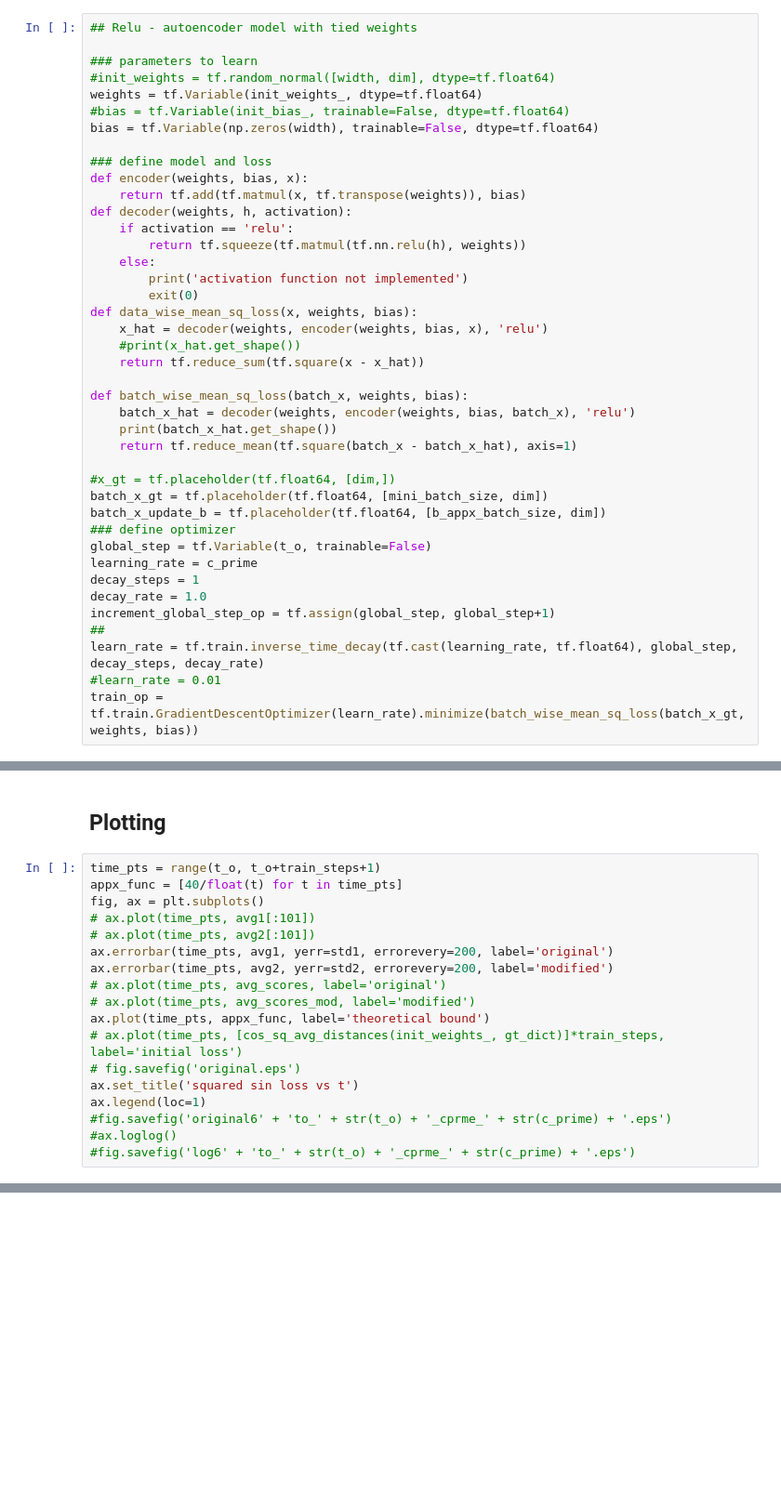
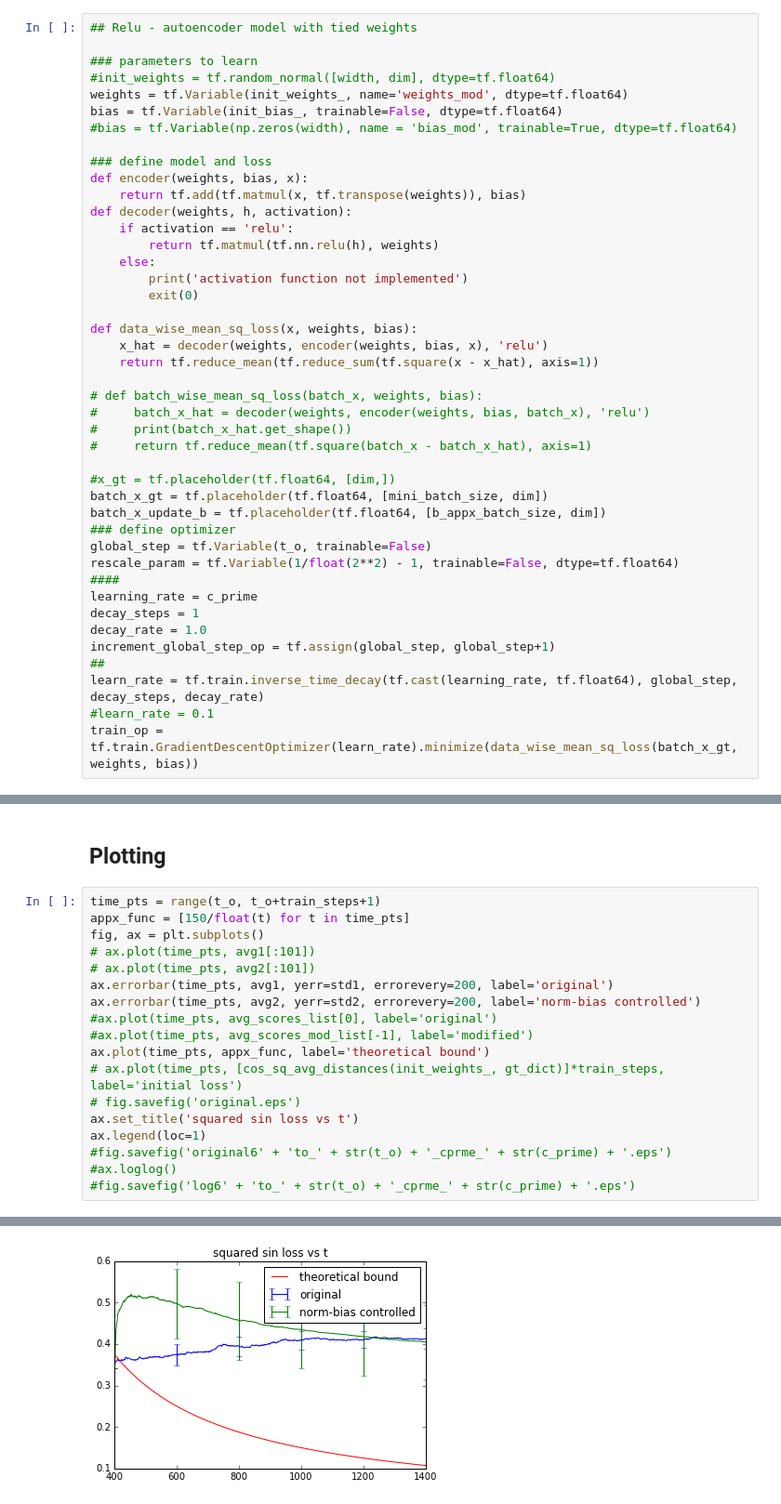
Before and after one commit to chengtang48/SGD_autoencoders, a Jupyter notebook: experiments-autoencoders.ipynb, the cells around one changed output, grey strips where cells are left out. Shown at 93% size. Cells and saved outputs as stored; diff of their text form; blank space fills up the shorter version.

Commit message:
correct bugs in original and modified algorithms in ipython

```diff
--- a/experiments-autoencoders.ipynb
+++ b/experiments-autoencoders.ipynb
@@ -179,41 +306,43 @@ b_appx_batch_size = 100
 
 ### parameters to learn
 #init_weights = tf.random_normal([width, dim], dtype=tf.float64)
-weights = tf.Variable(init_weights_, dtype=tf.float64)
-#bias = tf.Variable(init_bias_, trainable=False, dtype=tf.float64)
-bias = tf.Variable(np.zeros(width), trainable=False, dtype=tf.float64)
+weights = tf.Variable(init_weights_, name='weights_mod', dtype=tf.float64)
+bias = tf.Variable(init_bias_, trainable=False, dtype=tf.float64)
+#bias = tf.Variable(np.zeros(width), name = 'bias_mod', trainable=True, dtype=tf.float64)
 
 ### define model and loss
 def encoder(weights, bias, x):
     return tf.add(tf.matmul(x, tf.transpose(weights)), bias)
 def decoder(weights, h, activation):
     if activation == 'relu':
-        return tf.squeeze(tf.matmul(tf.nn.relu(h), weights))
+        return tf.matmul(tf.nn.relu(h), weights)
     else:
         print('activation function not implemented')
         exit(0)
+
 def data_wise_mean_sq_loss(x, weights, bias):
     x_hat = decoder(weights, encoder(weights, bias, x), 'relu')
-    #print(x_hat.get_shape())
-    return tf.reduce_sum(tf.square(x - x_hat))
+    return tf.reduce_mean(tf.reduce_sum(tf.square(x - x_hat), axis=1))
 
-def batch_wise_mean_sq_loss(batch_x, weights, bias):
-    batch_x_hat = decoder(weights, encoder(weights, bias, batch_x), 'relu')
-    print(batch_x_hat.get_shape())
-    return tf.reduce_mean(tf.square(batch_x - batch_x_hat), axis=1)
+# def batch_wise_mean_sq_loss(batch_x, weights, bias):
+#     batch_x_hat = decoder(weights, encoder(weights, bias, batch_x), 'relu')
+#     print(batch_x_hat.get_shape())
+#     return tf.reduce_mean(tf.square(batch_x - batch_x_hat), axis=1)
 
 #x_gt = tf.placeholder(tf.float64, [dim,])
 batch_x_gt = tf.placeholder(tf.float64, [mini_batch_size, dim])
 batch_x_update_b = tf.placeholder(tf.float64, [b_appx_batch_size, dim])
 ### define optimizer
 global_step = tf.Variable(t_o, trainable=False)
+rescale_param = tf.Variable(1/float(2**2) - 1, trainable=False, dtype=tf.float64)
+####
 learning_rate = c_prime
 decay_steps = 1
 decay_rate = 1.0
 increment_global_step_op = tf.assign(global_step, global_step+1)
 ##
 learn_rate = tf.train.inverse_time_decay(tf.cast(learning_rate, tf.float64), global_step, decay_steps, decay_rate)
-#learn_rate = 0.01
-train_op = tf.train.GradientDescentOptimizer(learn_rate).minimize(batch_wise_mean_sq_loss(batch_x_gt, weights, bias))
+#learn_rate = 0.1
+train_op = tf.train.GradientDescentOptimizer(learn_rate).minimize(data_wise_mean_sq_loss(batch_x_gt, weights, bias))
 # %%
 ## Norm-controlled SGD training
@@ -325,14 +523,14 @@ len(std2)
 ## Plotting
 # %%
 time_pts = range(t_o, t_o+train_steps+1)
-appx_func = [40/float(t) for t in time_pts]
+appx_func = [150/float(t) for t in time_pts]
 fig, ax = plt.subplots()
 # ax.plot(time_pts, avg1[:101])
 # ax.plot(time_pts, avg2[:101])
 ax.errorbar(time_pts, avg1, yerr=std1, errorevery=200, label='original')
-ax.errorbar(time_pts, avg2, yerr=std2, errorevery=200, label='modified')
-# ax.plot(time_pts, avg_scores, label='original')
-# ax.plot(time_pts, avg_scores_mod, label='modified')
+ax.errorbar(time_pts, avg2, yerr=std2, errorevery=200, label='norm-bias controlled')
+#ax.plot(time_pts, avg_scores_list[0], label='original')
+#ax.plot(time_pts, avg_scores_mod_list[-1], label='modified')
 ax.plot(time_pts, appx_func, label='theoretical bound')
 # ax.plot(time_pts, [cos_sq_avg_distances(init_weights_, gt_dict)]*train_steps, label='initial loss')
 # fig.savefig('original.eps')
@@ -341,3 +539,4 @@ ax.legend(loc=1)
 #fig.savefig('original6' + 'to_' + str(t_o) + '_cprme_' + str(c_prime) + '.eps')
 #ax.loglog()
 #fig.savefig('log6' + 'to_' + str(t_o) + '_cprme_' + str(c_prime) + '.eps')
+# %% [output]
@@ -343,0 +544 @@ ax.legend(loc=1)
+[figure, added]
```
Also changed, not shown: parts of 28 cells of this notebook, 4 other files.
